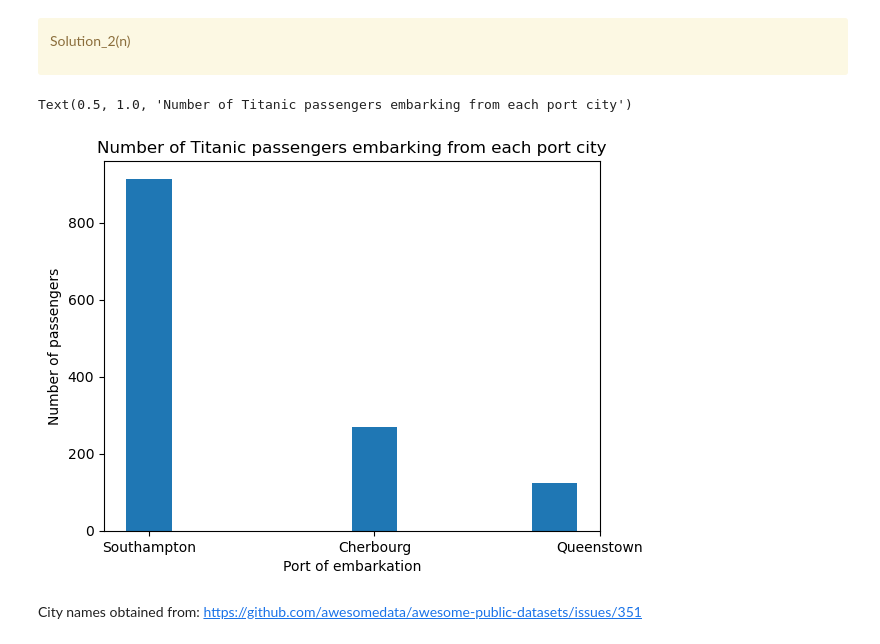
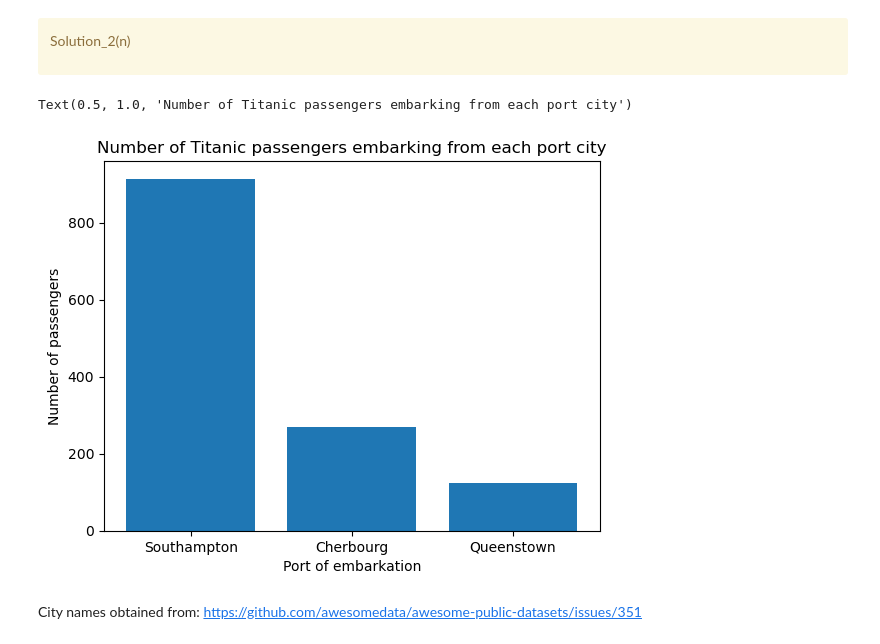
Before and after one commit to kaigg96/cpsc330-2023s, a Jupyter notebook: hw/hw1/hw1.ipynb, the cells around one changed output. Saved outputs shown, nothing was run; the diff lists cells and outputs as text; code cells hidden in the pictures.

```diff
--- a/hw/hw1/hw1.ipynb
+++ b/hw/hw1/hw1.ipynb
@@ -452,18 +453,18 @@ Solution_2(n)
 
 </div>
 # %%
-hist_vals = titanic_df['embarked'].dropna().astype(str)
 renamed_cities = {'C':'Cherbourg', 'Q':'Queenstown', 'S':'Southampton'}
-hist_vals = hist_vals.replace(renamed_cities)
+bar_vals = titanic_df['embarked'].replace(renamed_cities)
+bar_vals = bar_vals.dropna().value_counts()
 
 fig, ax = plt.subplots()
-ax.hist(hist_vals, align='left')
+ax.bar(bar_vals.index, bar_vals.values)
 ax.set_xlabel('Port of embarkation')
 ax.set_ylabel('Number of passengers')
 ax.set_title('Number of Titanic passengers embarking from each port city')
 # %% [output]
 Text(0.5, 1.0, 'Number of Titanic passengers embarking from each port city')
-[figure, old version]
+[figure, new version]
 # %% [markdown]
 City names obtained from: https://github.com/awesomedata/awesome-public-datasets/issues/351
 # %% [markdown]
```
Also changed, not shown: parts of 1 cell of this notebook, 7 other files.
